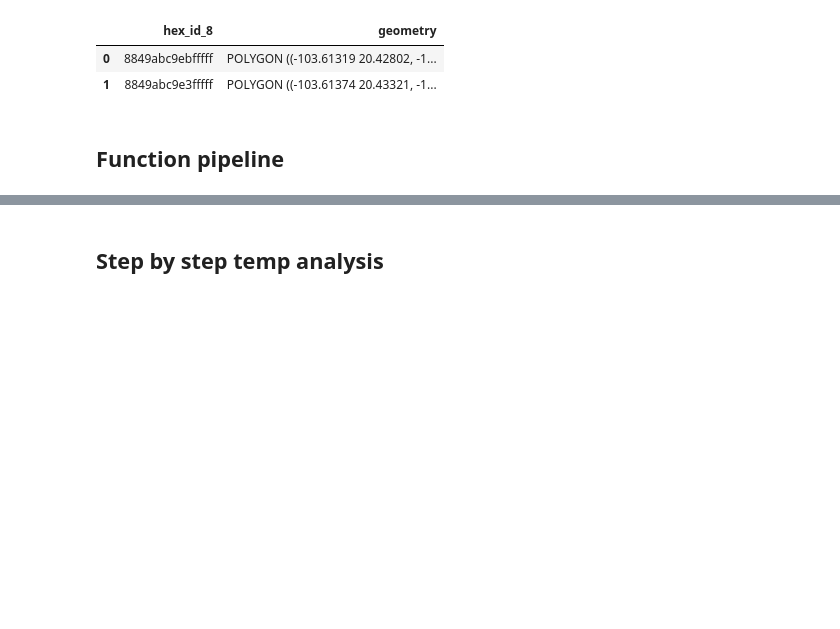
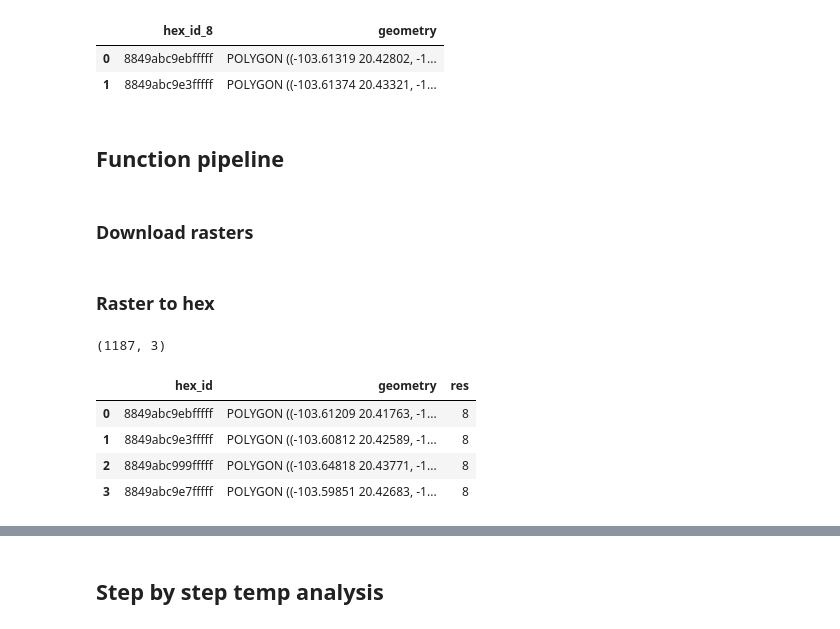
Before and after one commit to Observatorio-Ciudades/accesibilidad-urbana, a Jupyter notebook: notebooks/satellite-img-analysis/06-temperature-pipeline-test.ipynb, the cells around one changed output, grey strips where cells are left out. Saved outputs shown, nothing was run; the diff lists cells and outputs as text; code cells hidden in the pictures; blank space fills up the shorter version.

```diff
--- a/notebooks/satellite-img-analysis/06-temperature-pipeline-test.ipynb
+++ b/notebooks/satellite-img-analysis/06-temperature-pipeline-test.ipynb
@@ -78,6 +78,8 @@ hex_ageb.head(2)
 hex_gdf = hex_ageb.copy()
 # %% [markdown]
 ## Function pipeline
+# %% [markdown]
+### Download rasters
 # %%
 band_name_dict = {'lwir11':[False],
                  'eq':["((lwir11*0.00341802) + 149.0)-273.15"]}
@@ -98,3 +100,5 @@ df_len = aup.download_raster_from_pc(hex_gdf, index_analysis, city, freq,
                                         start_date, end_date, tmp_dir,
                                      band_name_dict, query=query,
                                      satellite=satellite)
+# %% [markdown]
+### Raster to hex
@@ -100,0 +125,10 @@ df_len = aup.download_raster_from_pc(hex_gdf, index_analysis, city, freq,
+# %%
+print(hex_gdf.shape)
+hex_gdf.head(4)
+# %% [output]
+(1187, 3)
+|  | hex_id | geometry | res |
+| 0 | 8849abc9ebfffff | POLYGON ((-103.61209 20.41763, -1... | 8 |
+| 1 | 8849abc9e3fffff | POLYGON ((-103.60812 20.42589, -1... | 8 |
+| 2 | 8849abc999fffff | POLYGON ((-103.64818 20.43771, -1... | 8 |
+| 3 | 8849abc9e7fffff | POLYGON ((-103.59851 20.42683, -1... | 8 |
```
Also changed, not shown: parts of 11 cells of this notebook.
